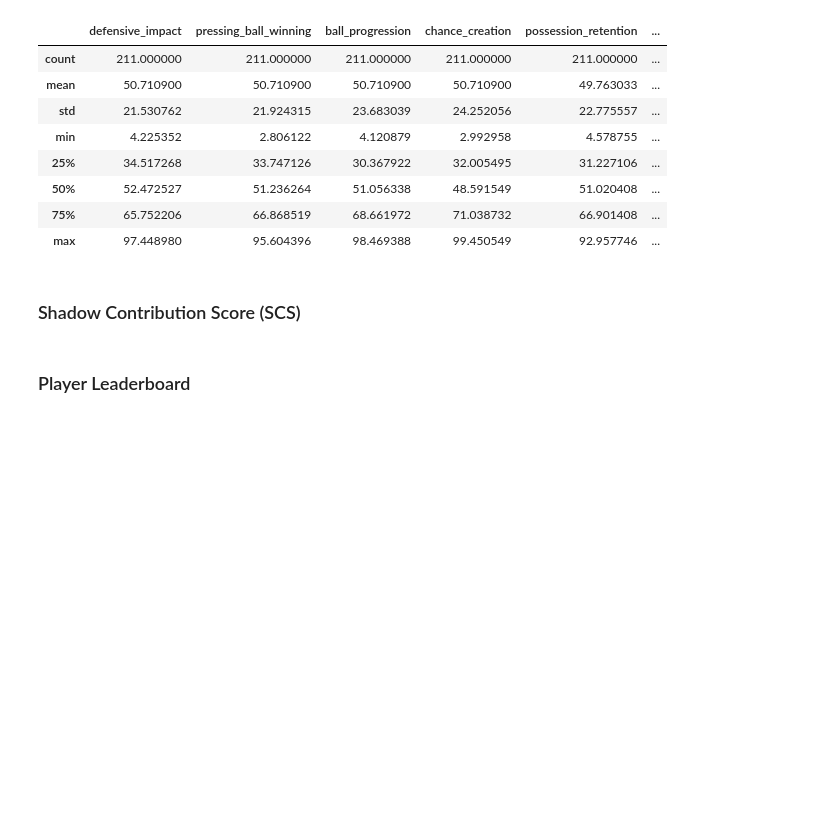
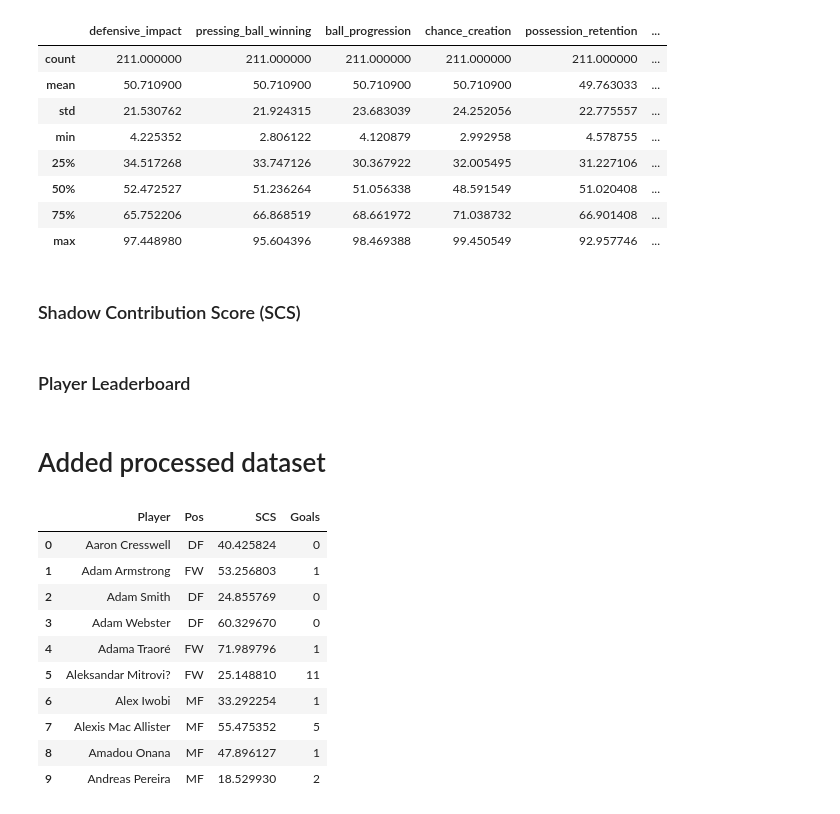
Before and after one commit to lokesh-sangwan/invisible-11, a Jupyter notebook: notebooks/data_exploration.ipynb, the cells around one changed output. Cells and saved outputs as stored; diff of their text form; code cells hidden in the pictures; blank space fills up the shorter version.

Commit message:
Merge Goals Column

```diff
--- a/notebooks/data_exploration.ipynb
+++ b/notebooks/data_exploration.ipynb
@@ -363,5 +363,27 @@ leaderboard.head(20)
 leaderboard.insert(0, "Rank", leaderboard.index + 1)
 
 leaderboard["SCS"] = leaderboard["SCS"].round(2)
+# %% [markdown]
+# Added processed dataset
 # %%
 df.to_csv("../data/processed/epl_2022-23_scs-ready.csv", index=False)
+# %%
+raw_df = pd.read_csv("../data/raw/epl_2022-23.csv", sep=";", encoding="latin-1")
+# %%
+goals_df = raw_df[["Player", "Goals"]]
+
+df = df.merge(goals_df, on="Player", how="left")
+# %%
+df[["Player","Pos","SCS","Goals"]].head(10)
+# %% [output]
+|  | Player | Pos | SCS | Goals |
+| 0 | Aaron Cresswell | DF | 40.425824 | 0 |
+| 1 | Adam Armstrong | FW | 53.256803 | 1 |
+| 2 | Adam Smith | DF | 24.855769 | 0 |
+| 3 | Adam Webster | DF | 60.329670 | 0 |
+| 4 | Adama Traoré | FW | 71.989796 | 1 |
+| 5 | Aleksandar Mitrovi? | FW | 25.148810 | 11 |
+| 6 | Alex Iwobi | MF | 33.292254 | 1 |
+| 7 | Alexis Mac Allister | MF | 55.475352 | 5 |
+| 8 | Amadou Onana | MF | 47.896127 | 1 |
+| 9 | Andreas Pereira | MF | 18.529930 | 2 |
```
